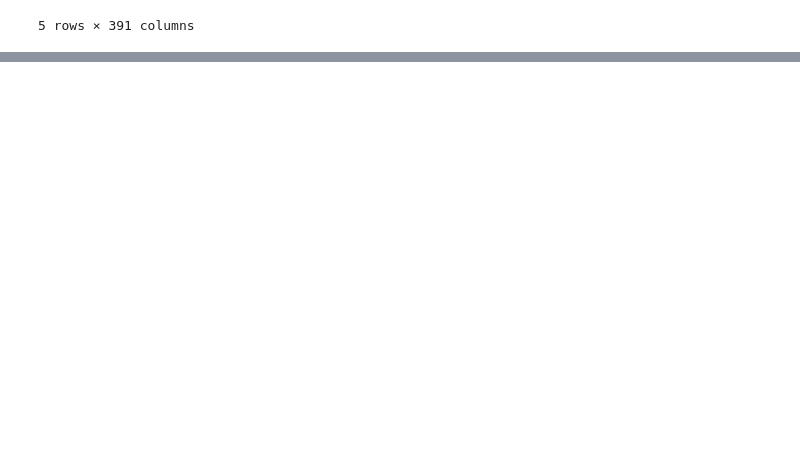
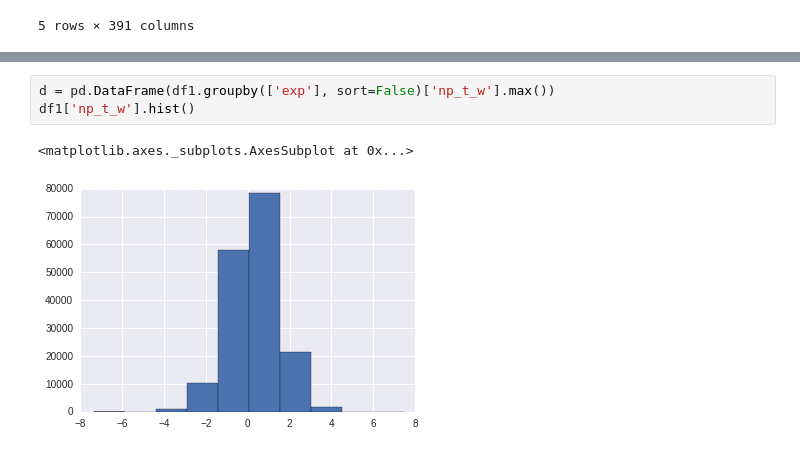
Before and after one commit to thjmattth/clove, a Jupyter notebook: ccle_results.ipynb, the cells around one changed output, grey strips where cells are left out. Drawn from its saved outputs; the diff is of its cells as text; blank space fills up the shorter version.

```diff
--- a/ccle_results.ipynb
+++ b/ccle_results.ipynb
@@ -2492,0 +2641,6 @@ avana.head()
+# %%
+d = pd.DataFrame(df1.groupby(['exp'], sort=False)['np_t_w'].max())
+df1['np_t_w'].hist()
+# %% [output]
+<matplotlib.axes._subplots.AxesSubplot at 0x...>
+[figure, added]
```
Also changed, not shown: parts of 30 cells of this notebook, 10 other files.
